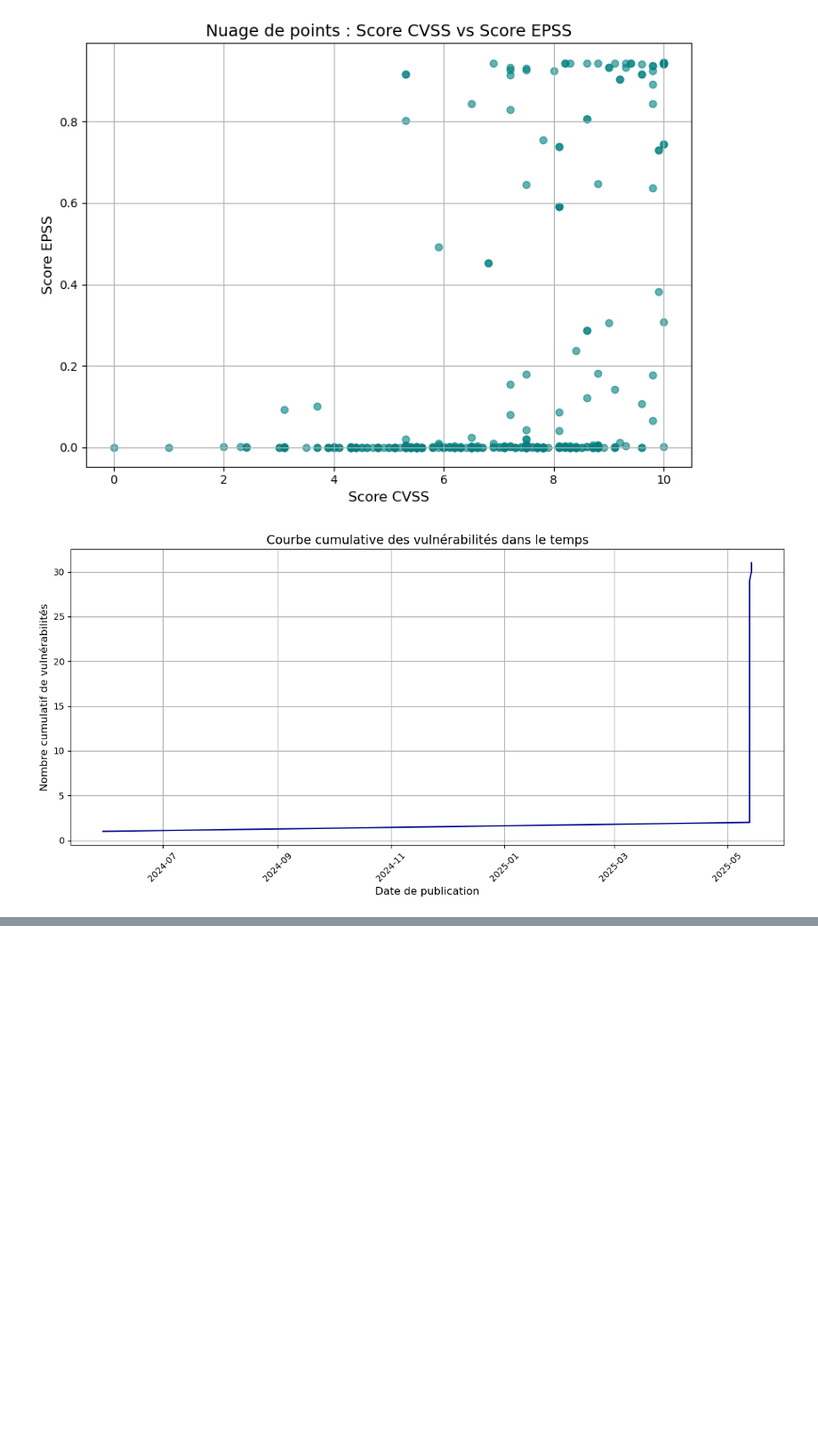
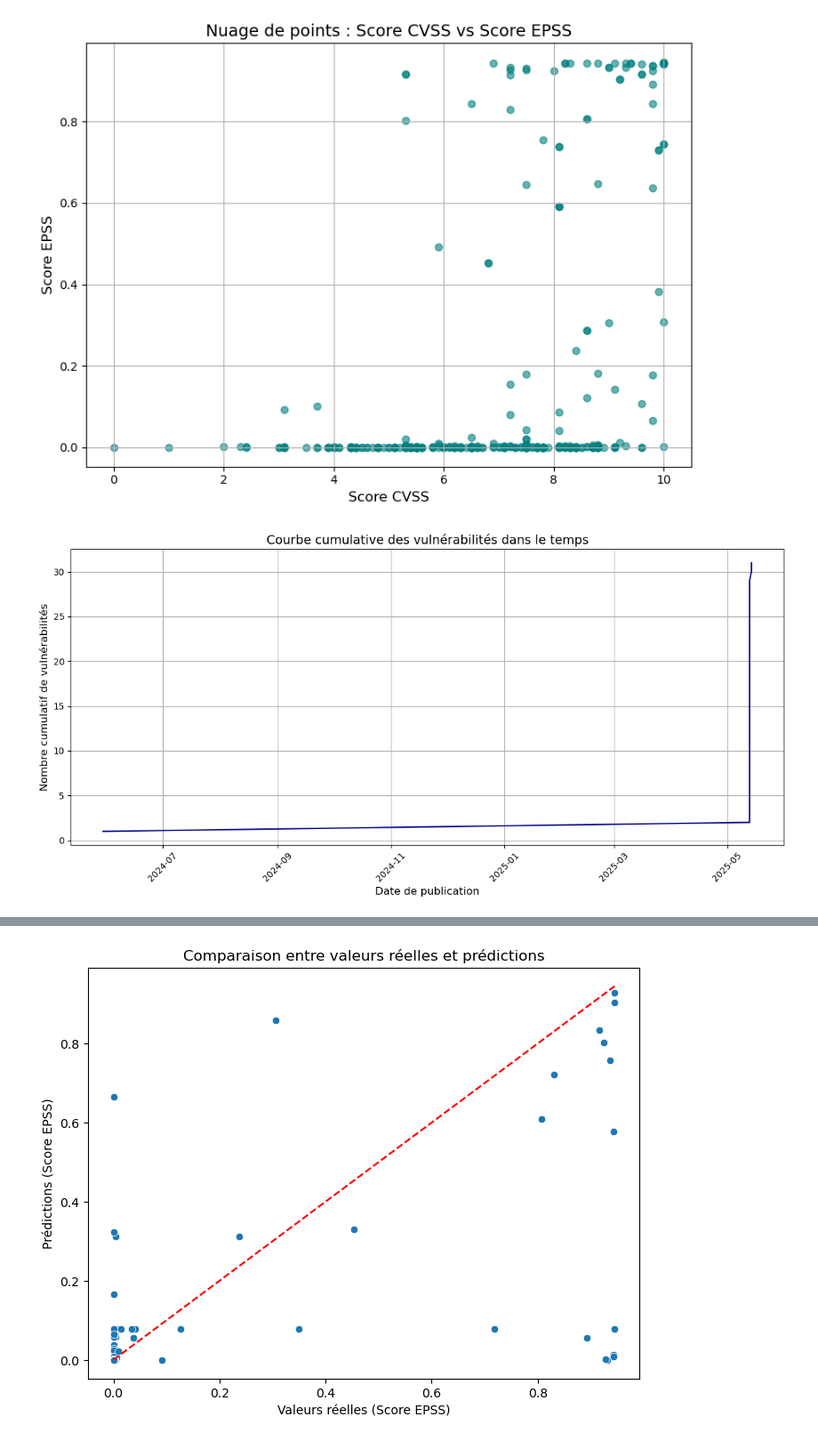
Before and after one commit to AdrienAssd/AdrienAssd-ANSSI_CVE_IA, a Jupyter notebook: ANSSI_CVE_IA.ipynb, the cells around one changed output, grey strips where cells are left out. Shown at 89% size. Cells and saved outputs as stored; diff of their text form; code cells hidden in the pictures; blank space fills up the shorter version.

```diff
--- a/ANSSI_CVE_IA.ipynb
+++ b/ANSSI_CVE_IA.ipynb
@@ -441,0 +625,96 @@ plt.show()
+# %%
+import pandas as pd
+import matplotlib.pyplot as plt
+import seaborn as sns
+from sklearn.model_selection import train_test_split
+from sklearn.preprocessing import OneHotEncoder
+from sklearn.compose import ColumnTransformer
+from sklearn.pipeline import Pipeline
+from sklearn.ensemble import RandomForestRegressor
+from sklearn.metrics import mean_squared_error, r2_score
+
+# Chargement et nettoyage des données (supposé déjà fait)
+df = pd.read_csv("data_complet.csv", sep=";")
+
+# Sélection des colonnes
+features = ['Score CVSS', 'Type CWE', 'Base Severity', 'Éditeur/Vendor', 'Produit']
+target = 'Score EPSS'
+
+# Supprimer les lignes sans target
+df = df.dropna(subset=[target])
+
+# Séparer X et y
+X = df[features]
+y = df[target]
+
+# Encodage des colonnes catégorielles
+categorical_cols = ['Type CWE', 'Base Severity', 'Éditeur/Vendor', 'Produit']
+numerical_cols = ['Score CVSS']
+
+preprocessor = ColumnTransformer(
+    transformers=[
+        ('num', 'passthrough', numerical_cols),
+        ('cat', OneHotEncoder(handle_unknown='ignore'), categorical_cols)
+    ])
+
+# Modèle Random Forest pour la régression
+model = RandomForestRegressor(random_state=42)
+
+# Pipeline complet
+pipeline = Pipeline(steps=[('preprocessor', preprocessor),
+                           ('regressor', model)])
+
+# Train-test split
+X_train, X_test, y_train, y_test = train_test_split(X, y, test_size=0.2, random_state=42)
+
+# Entraînement
+pipeline.fit(X_train, y_train)
+
+# Prédiction
+y_pred = pipeline.predict(X_test)
+
+# Évaluation
+mse = mean_squared_error(y_test, y_pred)
+r2 = r2_score(y_test, y_pred)
+print(f"Mean Squared Error (MSE) : {mse:.4f}")
+print(f"R² score : {r2:.4f}")
+
+# --- Visualisation ---
+
+# 1. Scatter plot : valeurs réelles vs prédictions
+plt.figure(figsize=(8,6))
+sns.scatterplot(x=y_test, y=y_pred)
+plt.xlabel("Valeurs réelles (Score EPSS)")
+plt.ylabel("Prédictions (Score EPSS)")
+plt.title("Comparaison entre valeurs réelles et prédictions")
+plt.plot([y_test.min(), y_test.max()], [y_test.min(), y_test.max()], 'r--')  # ligne y=x
+plt.show()
+
+# 2. Distribution des erreurs
+errors = y_test - y_pred
+plt.figure(figsize=(8,6))
+sns.histplot(errors, bins=30, kde=True)
+plt.xlabel("Erreur (Valeur réelle - Prédiction)")
+plt.title("Distribution des erreurs de prédiction")
+plt.show()
+
+# 3. Importance des features
+# Récupération du préprocesseur et du modèle du pipeline
+ohe = pipeline.named_steps['preprocessor'].named_transformers_['cat']
+feature_names_cat = ohe.get_feature_names_out(categorical_cols)
+feature_names = numerical_cols + list(feature_names_cat)
+importances = pipeline.named_steps['regressor'].feature_importances_
+
+# Nombre de features à afficher
+top_n = 10
+
+# Tri par importance
+indices = importances.argsort()[::-1][:top_n]  # prendre uniquement les top_n
+
+plt.figure(figsize=(10,6))
+sns.barplot(x=importances[indices], y=[feature_names[i] for i in indices])
+plt.title(f"Top {top_n} des features les plus importantes dans la prédiction")
+plt.xlabel("Importance")
+plt.ylabel("Features")
+plt.show()
+# %% [output]
@@ -441,0 +723 @@ plt.show()
+[figure, added]
```
Also changed, not shown: parts of 11 cells of this notebook, 2 other files.
